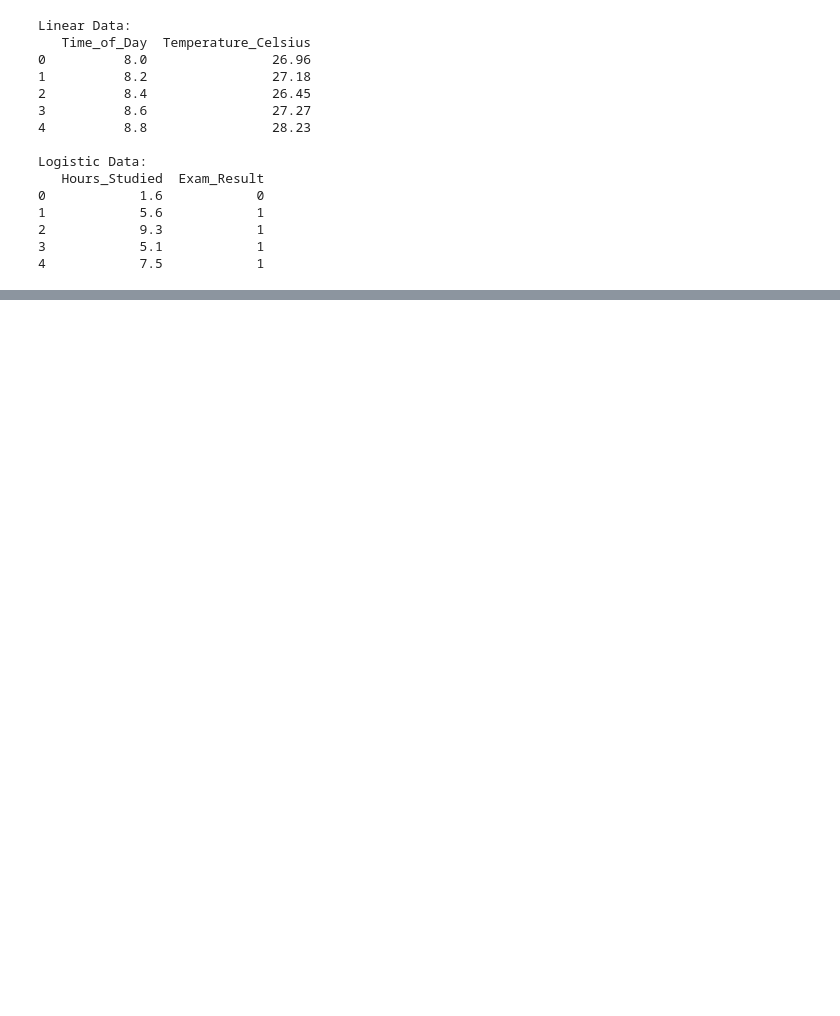
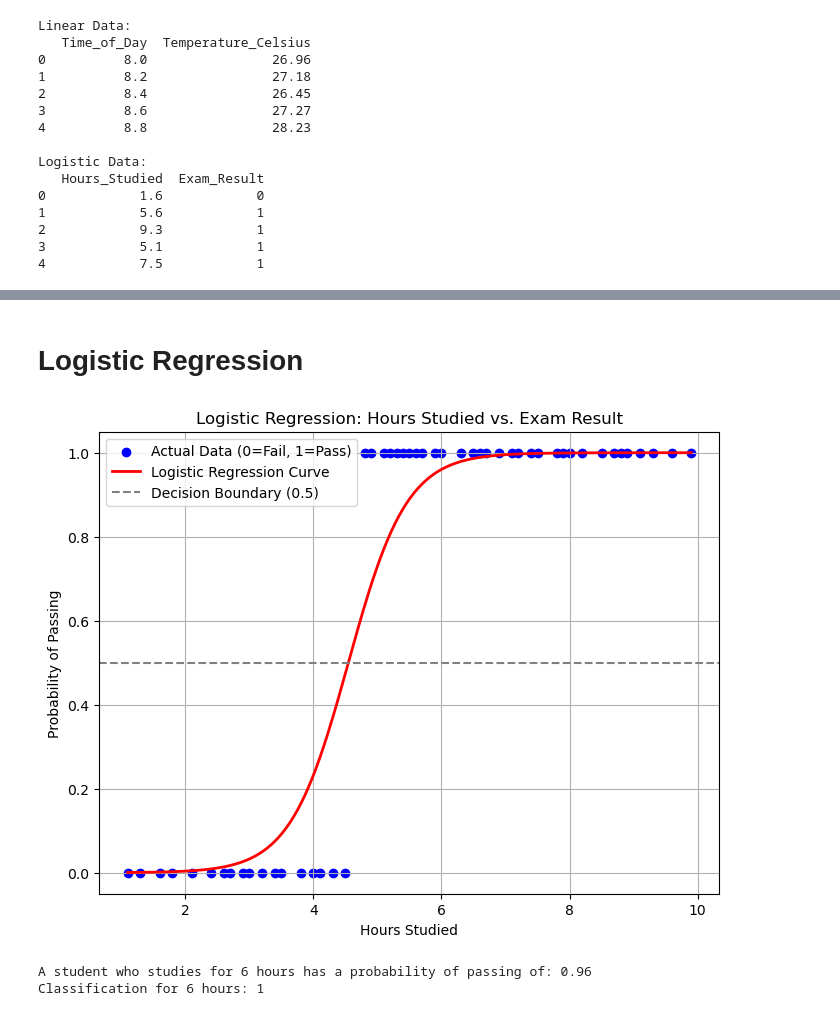
Before and after one commit to Dev-Awuor/ml-journey, a Jupyter notebook: projects/ml_regression_concepts/notebooks/linear_vs_logistic_exploration.ipynb, the cells around one changed output, grey strips where cells are left out. Saved outputs shown, nothing was run; the diff lists cells and outputs as text; code cells hidden in the pictures; blank space fills up the shorter version.

```diff
--- a/projects/ml_regression_concepts/notebooks/linear_vs_logistic_exploration.ipynb
+++ b/projects/ml_regression_concepts/notebooks/linear_vs_logistic_exploration.ipynb
@@ -57,0 +75,35 @@ Linear Regression Equation: y = 7.64 + 2.23x
+# %% [markdown]
+# Logistic Regression
+# %%
+# Prepare the data
+X_log = logistic_df[['Hours_Studied']]
+y_log = logistic_df['Exam_Result']
+
+# Train the model
+model_log = LogisticRegression()
+model_log.fit(X_log, y_log)
+
+# Plotting the S-shaped curve
+plt.figure(figsize=(8, 6))
+plt.scatter(X_log, y_log, color='blue', label='Actual Data (0=Fail, 1=Pass)')
+
+# Generate a smooth curve for the prediction line
+X_test = np.linspace(X_log.min(), X_log.max(), 300).reshape(-1, 1)
+prob_pred = model_log.predict_proba(X_test)[:, 1]
+
+plt.plot(X_test, prob_pred, color='red', linewidth=2, label='Logistic Regression Curve')
+plt.axhline(y=0.5, color='gray', linestyle='--', label='Decision Boundary (0.5)')
+plt.title('Logistic Regression: Hours Studied vs. Exam Result')
+plt.xlabel('Hours Studied')
+plt.ylabel('Probability of Passing')
+plt.legend()
+plt.grid(True)
+plt.show()
+
+# Get a final prediction
+print(f"A student who studies for 6 hours has a probability of passing of: {model_log.predict_proba([[6]])[0][1]:.2f}")
+print(f"Classification for 6 hours: {model_log.predict([[6]])[0]}")
+# %% [output]
+[figure, added]
+A student who studies for 6 hours has a probability of passing of: 0.96
+Classification for 6 hours: 1
```
Also changed, not shown: parts of 5 cells of this notebook.
